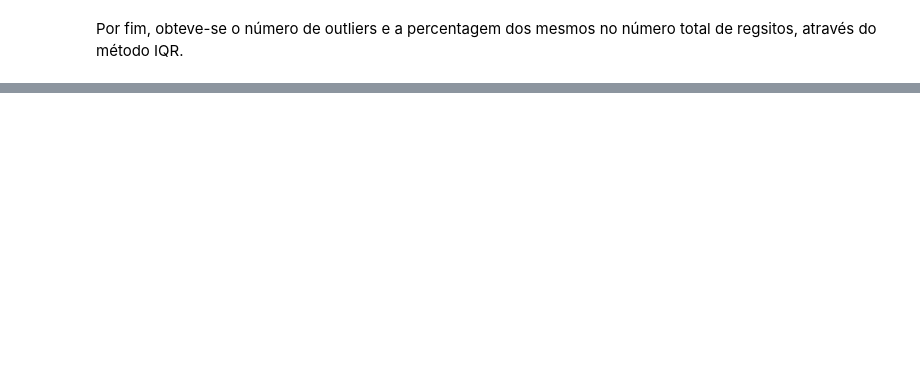
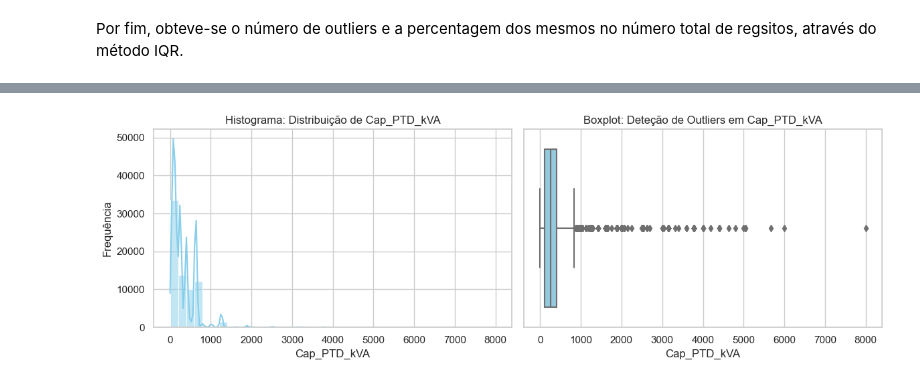
Before and after one commit to regina1230726/ANADI_TPA_3DI_1230726_1231003_1230620, a Jupyter notebook: codigo2.ipynb, the cells around one changed output, grey strips where cells are left out. Cells and saved outputs as stored; diff of their text form; code cells hidden in the pictures; blank space fills up the shorter version.

Commit message:
4.1.2 - exploração visual dos dados

```diff
--- a/codigo2.ipynb
+++ b/codigo2.ipynb
@@ -147,0 +152,85 @@ RESUMO DE OUTLIERS (método IQR)
+# %%
+import matplotlib.pyplot as plt
+import seaborn as sns
+import numpy as np
+
+# Definir o estilo visual e paletes padrão dos gráficos
+sns.set_theme(style="whitegrid")
+plt.rcParams['figure.figsize'] = (12, 5)
+
+# ============================================================
+# 1. Variáveis Numéricas (Histogramas e Boxplots)
+# ============================================================
+
+# Análise da Capacidade do PTD e da Folga de Potência
+vars_numericas = ['Cap_PTD_kVA', 'PFolga_PTD']
+
+for col in vars_numericas:
+    if col in df.columns:
+        plt.figure(figsize=(12, 4))
+        # Histograma
+        plt.subplot(1, 2, 1)
+        sns.histplot(df[col].dropna(), kde=True, color='skyblue', bins=40)
+        plt.title(f'Histograma: Distribuição de {col}')
+        plt.xlabel(col)
+        plt.ylabel('Frequência')
+
+        # Boxplot
+        plt.subplot(1, 2, 2)
+        sns.boxplot(x=df[col].dropna(), color='skyblue')
+        plt.title(f'Boxplot: Deteção de Outliers em {col}')
+        plt.xlabel(col)
+
+        plt.tight_layout()
+        plt.show()
+
+# ============================================================
+# 2. Variáveis Categóricas (Gráfico de Barras / Contagem)
+# ============================================================
+if 'Tipo Construtivo' in df.columns:
+    plt.figure(figsize=(12, 5))
+    order = df['Tipo Construtivo'].value_counts().index
+
+    # Gráfico de barras horizontal - corrigido sem o 'legend=False'
+    sns.countplot(data=df, y='Tipo Construtivo', order=order, hue='Tipo Construtivo', palette='viridis')
+
+    plt.legend([], [], frameon=False)
+
+    plt.title('Frequência dos PTDs por Tipo Construtivo')
+    plt.xlabel('Contagem de Registos')
+    plt.ylabel('Tipo Construtivo')
+    plt.tight_layout()
+    plt.show()
+
+# ============================================================
+# 3. Matriz de Correlação (Heatmap)
+# ============================================================
+# Selecionar as variáveis numéricas mais relevantes do problema para não sobrecarregar o heatmap
+colunas_interesse = ['Cap_PTD_kVA', 'PFolga_PTD', 'Util_Decimal', 'Pot_Contratada_kVA', 'N_Clientes', 'PVE_PTD']
+colunas_validas = [c for c in colunas_interesse if c in df.columns]
+
+plt.figure(figsize=(8, 6))
+matriz_corr = df[colunas_validas].corr(method='pearson')
+
+# Desenhar o Heatmap
+sns.heatmap(matriz_corr, annot=True, cmap='coolwarm', fmt=".2f", linewidths=0.5, vmin=-1, vmax=1)
+plt.title('Matriz de Correlação de Pearson (Heatmap)')
+plt.tight_layout()
+plt.show()
+
+# ============================================================
+# 4. Scatter Plots (Relações com Correlação Interessante)
+# ============================================================
+if 'Cap_PTD_kVA' in df.columns and 'PFolga_PTD' in df.columns:
+    plt.figure(figsize=(7, 5))
+    # Amostra de 2000 pontos aleatórios para evitar sobreposição visual
+    df_sample = df.dropna(subset=['Cap_PTD_kVA', 'PFolga_PTD']).sample(min(2000, len(df)), random_state=42)
+
+    sns.scatterplot(data=df_sample, x='Cap_PTD_kVA', y='PFolga_PTD', alpha=0.6, color='teal')
+    plt.title('Scatter Plot: Relação entre Capacidade e Folga de Potência (Amostra)')
+    plt.xlabel('Capacidade do PTD (Cap_PTD_kVA)')
+    plt.ylabel('Folga de Potência (PFolga_PTD)')
+    plt.tight_layout()
+    plt.show()
+# %% [output]
+[figure, added]
```
Also changed, not shown: parts of 5 cells of this notebook, 1 other file.
